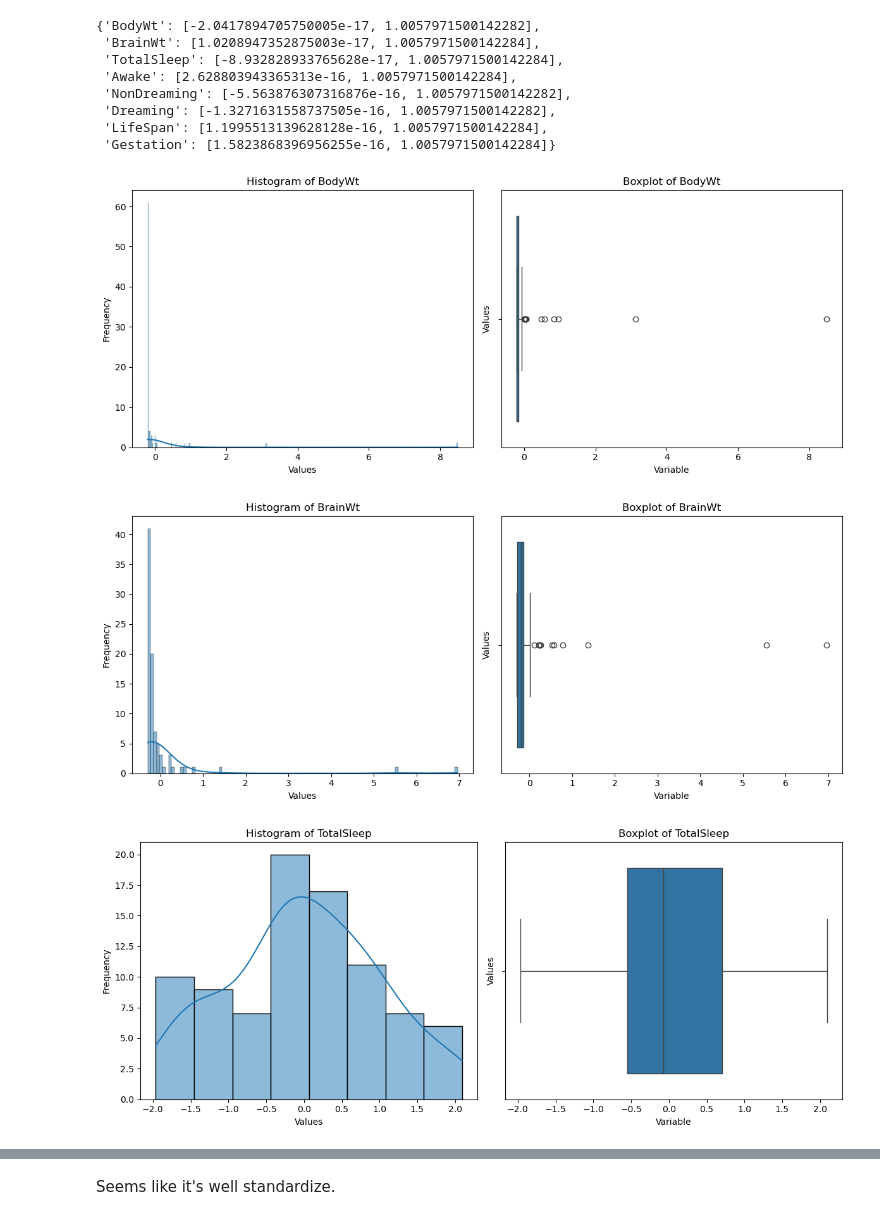
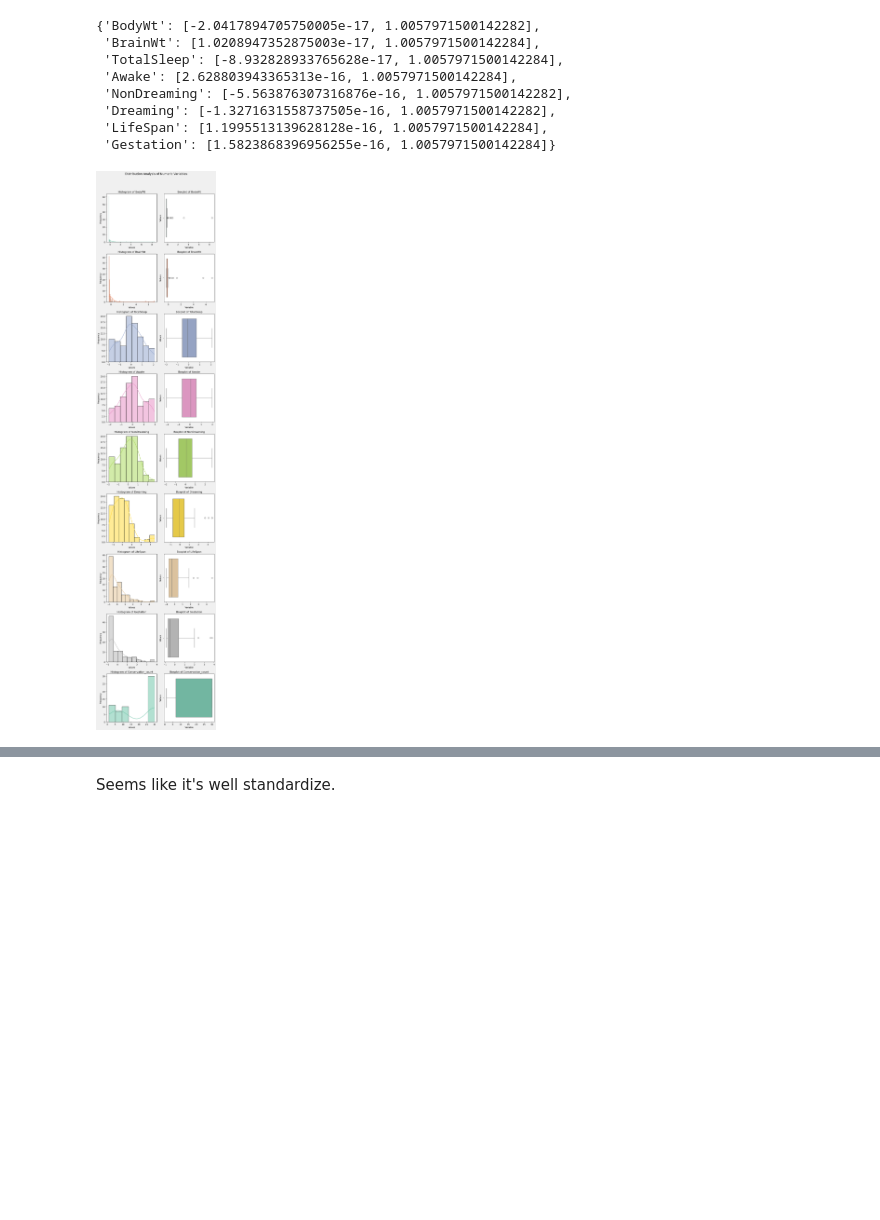
Before and after one commit to Sourena-Mohit/ML_Predicting-Sleep-Variables-in-Mammals, a Jupyter notebook: Mohamed/Project3_New-analysis.ipynb, the cells around one changed output, grey strips where cells are left out. Saved outputs shown, nothing was run; the diff lists cells and outputs as text; code cells hidden in the pictures; blank space fills up the shorter version.

```diff
--- a/Mohamed/Project3_New-analysis.ipynb
+++ b/Mohamed/Project3_New-analysis.ipynb
@@ -31,7 +36,8 @@ cols = df.columns
 # %% [markdown]
 #### Vore column encoding
 # %%
-df["Vore_class"] = df["Vore"]
+df["Vore_class"] = copy.deepcopy(df["Vore"])
+
 df.loc[df["Vore_class"] == "carni","Vore_class"] = 1
 df.loc[df["Vore_class"] == "insecti","Vore_class"] = 2
 df.loc[df["Vore_class"] == "herbi","Vore_class"] = 3
@@ -53,5 +45,3 @@ df.head(10)
-# %%
-df = df.drop(["Vore_insecti","Vore_herbi","Vore_omni"], axis=1)
 # %%
 df = pd.get_dummies(df, columns=["Vore"], prefix=["Vore"], drop_first=True)
 # %%
@@ -73,0 +114,2 @@ df.head()
+# %%
+df["Conservation_count"] = df.groupby("Conservation")["Conservation"].transform("count")
@@ -591,29 +693,37 @@ scaled
 # %%
 import matplotlib.pyplot as plt
 import seaborn as sns
 
 # List of numeric columns to plot
 numeric_cols = [col for col in df.columns if df[col].dtype in ["float64", "int64"] and col not in ['Predation', 'Exposure', 'Danger']]
 
-# Loop through the numeric columns and create separate figures for each histogram and boxplot
-for col in numeric_cols:
-    fig, axes = plt.subplots(1, 2, figsize=(12, 5))  # Create a subplot with two columns
+# Define a color palette for the plots
+color_palette = sns.color_palette("Set2", len(numeric_cols))
 
-    # Plot the histogram on the left (first subplot)
-    sns.histplot(data=df, x=col, bins="auto", kde=True, ax=axes[0])
-    axes[0].set_title(f"Histogram of {col}")
-    axes[0].set_xlabel("Values")
-    axes[0].set_ylabel("Frequency")
+# Create a figure for the subplots with a smaller size and non-white background
+fig, axes = plt.subplots(len(numeric_cols), 2, figsize=(8, 4 * len(numeric_cols)))  # Adjust figsize
+fig.set_facecolor('#f0f0f0')  # Set background color to light gray
 
-    # Plot the boxplot on the right (second subplot)
-    sns.boxplot(data=df, x=col, ax=axes[1])
-    axes[1].set_title(f"Boxplot of {col}")
-    axes[1].set_xlabel("Variable")
-    axes[1].set_ylabel("Values")
+for i, col in enumerate(numeric_cols):
+    # Plot the histogram on the left (first column)
+    sns.histplot(data=df, x=col, bins="auto", kde=True, ax=axes[i, 0], color=color_palette[i])
+    axes[i, 0].set_title(f"Histogram of {col}")
+    axes[i, 0].set_xlabel("Values")
+    axes[i, 0].set_ylabel("Frequency")
 
-    plt.tight_layout()
-    plt.show()
+    # Plot the boxplot on the right (second column)
+    sns.boxplot(data=df, x=col, ax=axes[i, 1], color=color_palette[i])
+    axes[i, 1].set_title(f"Boxplot of {col}")
+    axes[i, 1].set_xlabel("Variable")
+    axes[i, 1].set_ylabel("Values")
+
+# Add a title to the entire figure
+plt.suptitle("Distribution Analysis of Numeric Variables", fontsize=14, y=1.02)  # Adjust fontsize
+
+# Adjust spacing between subplots
+plt.tight_layout()
+
+# Show the plot
+plt.show()
 # %% [output]
-[figure, old version]
+[figure, new version]
-[figure, removed]
-[figure, removed]
```
Also changed, not shown: parts of 48 cells of this notebook, 3 other files.
